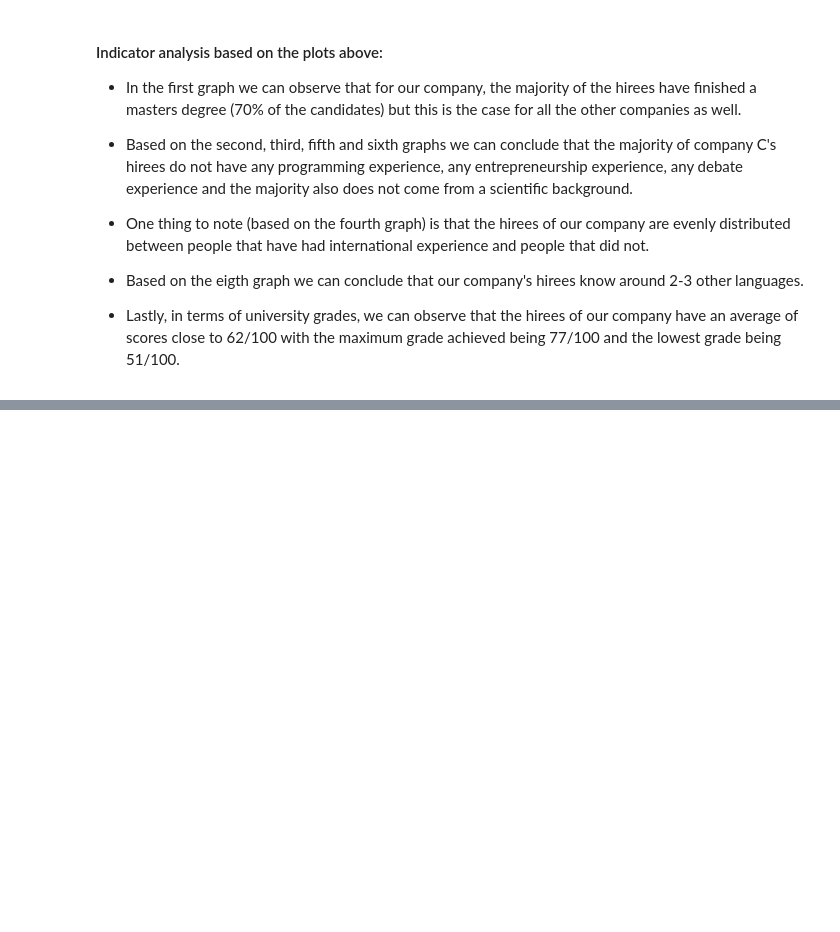
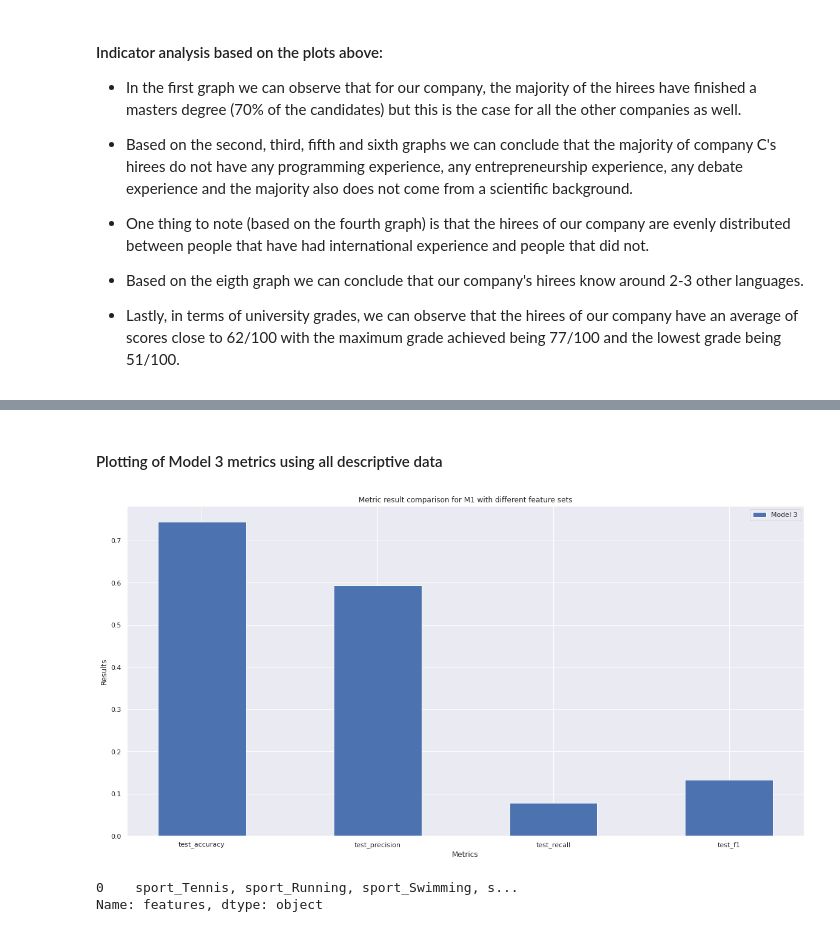
Before and after one commit to andrei-calin-dragomir/AdvisoryReportIDS, a Jupyter notebook: AdvisoryReport.ipynb, the cells around one changed output, grey strips where cells are left out. Cells and saved outputs as stored; diff of their text form; code cells hidden in the pictures; blank space fills up the shorter version.

```diff
--- a/AdvisoryReport.ipynb
+++ b/AdvisoryReport.ipynb
@@ -480,6 +679,9 @@ from keras.callbacks import CSVLogger
 
 results = pd.DataFrame(columns=['model','fit_time','score_time','test_accuracy', 'test_precision', 'test_recall', 'test_f1', 'features'])
 models = []
+
+
+
 inputChoices = [pd.DataFrame(dataSetCNew, columns=['sport_Tennis',
 												'sport_Running',
 												'sport_Swimming',
@@ -494,25 +696,31 @@ inputChoices = [pd.DataFrame(dataSetCNew, columns=['sport_Tennis',
 												'nationality_German',
 												'nationality_Dutch',
 												'nationality_Belgian',
-												'age']),
-				# dataSetCNew.filter(like='ind').sample(n=4,axis='columns'),
-				# dataSetCNew.filter(like='ind').sample(n=3,axis='columns'),
-				# dataSetCNew.filter(like='ind').sample(n=5,axis='columns')
+												'ageGroup_21-24',
+												'ageGroup_24-26',
+												'ageGroup_26-28',
+												'ageGroup_28-32'])
 				]
+
 target = dataSetC['decision']
 
 #Setting hyperparameters and evaluation outputs
 seed = 7
 splits = 10
-epochs = 300
+epochs = 50
 scores = ['accuracy', 'precision', 'recall', 'f1']
+
+# Clear epoch data for new run if it's been ran before
+f = open("epochAnalysisM2.csv", "w")
+f.truncate()
+f.close()
 
 #Training model for each input variation
 for idx, input in enumerate(inputChoices):
 
 	kfold = model_selection.KFold(n_splits=splits, random_state=seed, shuffle=True)
 	model = Sequential()
-	dataLogger = CSVLogger('epochAnalysis.csv', separator=",", append=True)
+	dataLogger = CSVLogger('epochAnalysisM2.csv', separator=",", append=True)
 	#input layer
 	model.add(Dense(6, kernel_initializer='uniform', activation = 'relu', input_dim = input.columns.size))
 
@@ -520,12 +728,12 @@ for idx, input in enumerate(inputChoices):
 	model.add(Dense(1, kernel_initializer='uniform', activation = 'sigmoid'))
 
 	#run model M1
-	model.compile(loss='binary_crossentropy', optimizer='adam', metrics=['accuracy'])
+	model.compile(loss='binary_crossentropy', optimizer='adam', metrics=['accuracy'],run_eagerly=True)
 	keras_clf = KerasClassifier(model = model, optimizer="adam", epochs=epochs, verbose=0, callbacks=[dataLogger])
 	cv_results = model_selection.cross_validate(keras_clf, input, target, cv=kfold, scoring=scores)
 
 	#Saving dataFrame of epoch based results for plotting
-	new_row = {'model': int(idx + 1),
+	new_row = {'model': 'M3',
 			'fit_time' : cv_results['fit_time'].mean(),
 			'score_time' : cv_results['score_time'].mean(),
 			'test_accuracy' : cv_results['test_accuracy'].mean(),
@@ -535,4 +743,5 @@ for idx, input in enumerate(inputChoices):
 			'features' : ', '.join(input.columns)}
 	results = results.append(new_row, ignore_index=True)
 
+modelResults = modelResults.append(results, ignore_index=True)
 print(results)
@@ -538,0 +764,24 @@ print(results)
+# %% [markdown]
+#### Plotting of Model 3 metrics using all descriptive data
+# %%
+interestData = results.drop(['model', 'fit_time', 'score_time', 'features'], axis=1)
+XResultsAxis = np.arange(len(interestData.columns))
+interestData = interestData.transpose()
+
+fig, axs = plt.subplots(1,1)
+fig.set_figwidth(20)
+fig.set_figheight(10)
+axis = axs.bar(XResultsAxis + idx/(len(interestData.columns) * 2), interestData[idx].values, width= 1/(len(interestData.columns) * 2), label='Model 3')
+axs.set_xticks(XResultsAxis)
+axs.set_xticklabels(results.drop(['model', 'fit_time', 'score_time', 'features'], axis=1).columns)
+axs.set_xlabel('Metrics')
+axs.set_ylabel('Results')
+axs.set_title('Metric result comparison for M1 with different feature sets')
+axs.legend()
+plt.show()
+
+print(results['features'])
+# %% [output]
+[figure, added]
+0    sport_Tennis, sport_Running, sport_Swimming, s...
+Name: features, dtype: object
```
Also changed, not shown: parts of 21 cells of this notebook, 2 other files.
